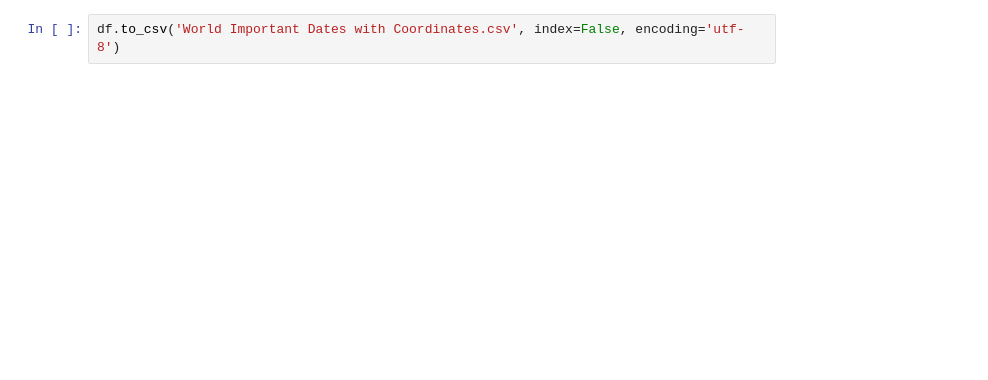
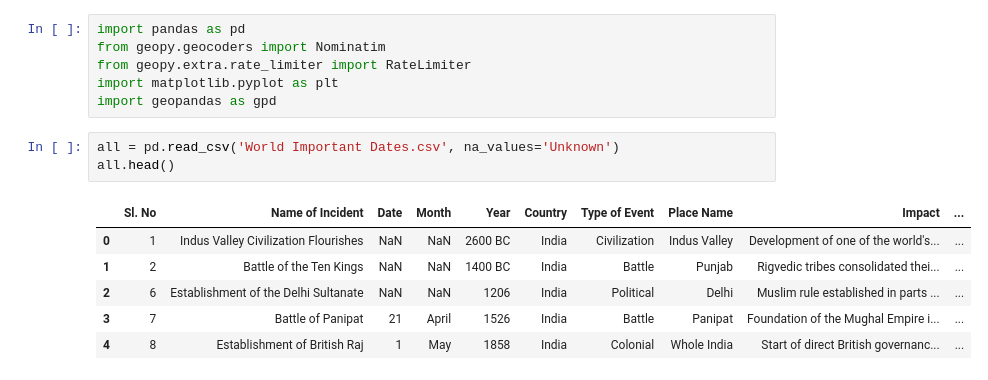
Before and after one commit to com-480-data-visualization/project-2024-DataBeez, a Jupyter notebook: data/data_processing_globe.ipynb, the cells around one changed output. Saved outputs shown, nothing was run; the diff lists cells and outputs as text; blank space fills up the shorter version.

```diff
--- a/data/data_processing_globe.ipynb
+++ b/data/data_processing_globe.ipynb
@@ -497,2 +1,16 @@ df.head()
-# %%
-df.to_csv('World Important Dates with Coordinates.csv', index=False, encoding='utf-8')
+# %%
+import pandas as pd
+from geopy.geocoders import Nominatim
+from geopy.extra.rate_limiter import RateLimiter
+import matplotlib.pyplot as plt
+import geopandas as gpd
+# %%
+all = pd.read_csv('World Important Dates.csv', na_values='Unknown')
+all.head()
+# %% [output]
+|  | Sl. No | Name of Incident | Date | Month | Year | Country | Type of Event | Place Name | Impact | ... |
+| 0 | 1 | Indus Valley Civilization Flourishes | NaN | NaN | 2600 BC | India | Civilization | Indus Valley | Development of one of the world's... | ... |
+| 1 | 2 | Battle of the Ten Kings | NaN | NaN | 1400 BC | India | Battle | Punjab | Rigvedic tribes consolidated thei... | ... |
+| 2 | 6 | Establishment of the Delhi Sultanate | NaN | NaN | 1206 | India | Political | Delhi | Muslim rule established in parts ... | ... |
+| 3 | 7 | Battle of Panipat | 21 | April | 1526 | India | Battle | Panipat | Foundation of the Mughal Empire i... | ... |
+| 4 | 8 | Establishment of British Raj | 1 | May | 1858 | India | Colonial | Whole India | Start of direct British governanc... | ... |
```
Also changed, not shown: parts of 36 cells of this notebook, 7 other files.
